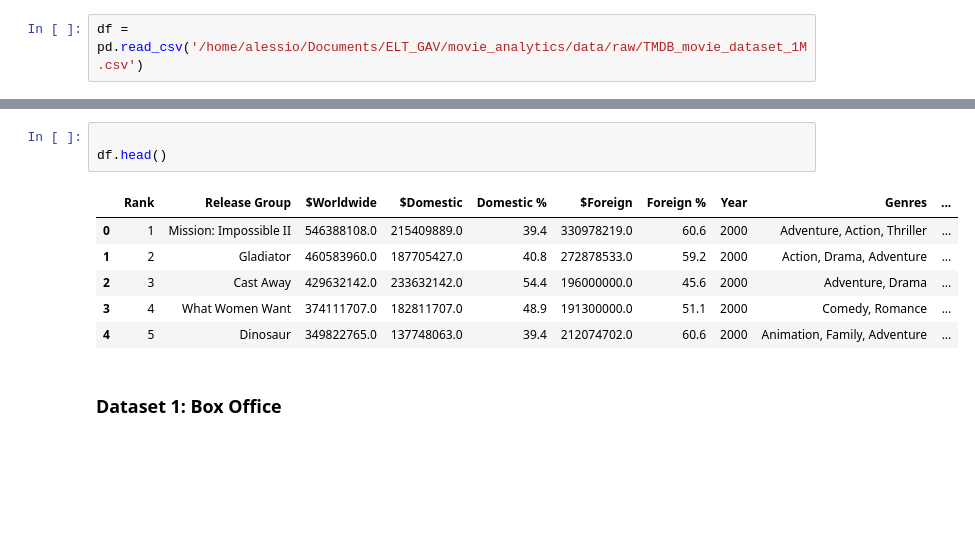
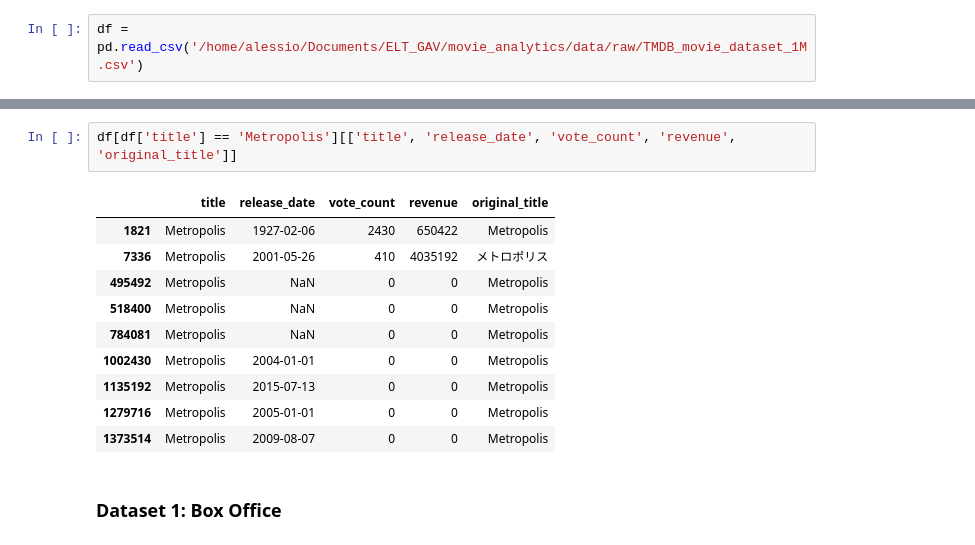
Before and after one commit to Pippinu/ELT_to_ETL_Migration, a Jupyter notebook: varie/GAV_ETL.ipynb, the cells around one changed output, grey strips where cells are left out. Saved outputs shown, nothing was run; the diff lists cells and outputs as text; blank space fills up the shorter version.

```diff
--- a/varie/GAV_ETL.ipynb
+++ b/varie/GAV_ETL.ipynb
@@ -229,13 +239,16 @@ df = pd.read_csv('/home/alessio/Documents/ELT_GAV/movie_analytics/data/raw/TMDB_
 # %%
-
-df.head()
+df[df['title'] == 'Metropolis'][['title', 'release_date', 'vote_count', 'revenue', 'original_title']]
 # %% [output]
-|  | Rank | Release Group | $Worldwide | $Domestic | Domestic % | $Foreign | Foreign % | Year | Genres | ... |
-| 0 | 1 | Mission: Impossible II | 546388108.0 | 215409889.0 | 39.4 | 330978219.0 | 60.6 | 2000 | Adventure, Action, Thriller | ... |
-| 1 | 2 | Gladiator | 460583960.0 | 187705427.0 | 40.8 | 272878533.0 | 59.2 | 2000 | Action, Drama, Adventure | ... |
-| 2 | 3 | Cast Away | 429632142.0 | 233632142.0 | 54.4 | 196000000.0 | 45.6 | 2000 | Adventure, Drama | ... |
-| 3 | 4 | What Women Want | 374111707.0 | 182811707.0 | 48.9 | 191300000.0 | 51.1 | 2000 | Comedy, Romance | ... |
-| 4 | 5 | Dinosaur | 349822765.0 | 137748063.0 | 39.4 | 212074702.0 | 60.6 | 2000 | Animation, Family, Adventure | ... |
+|  | title | release_date | vote_count | revenue | original_title |
+| 1821 | Metropolis | 1927-02-06 | 2430 | 650422 | Metropolis |
+| 7336 | Metropolis | 2001-05-26 | 410 | 4035192 | メトロポリス |
+| 495492 | Metropolis | NaN | 0 | 0 | Metropolis |
+| 518400 | Metropolis | NaN | 0 | 0 | Metropolis |
+| 784081 | Metropolis | NaN | 0 | 0 | Metropolis |
+| 1002430 | Metropolis | 2004-01-01 | 0 | 0 | Metropolis |
+| 1135192 | Metropolis | 2015-07-13 | 0 | 0 | Metropolis |
+| 1279716 | Metropolis | 2005-01-01 | 0 | 0 | Metropolis |
+| 1373514 | Metropolis | 2009-08-07 | 0 | 0 | Metropolis |
 # %% [markdown]
 ### Dataset 1: Box Office
 # %%
```
Also changed, not shown: parts of 1 cell of this notebook, 14 other files.
